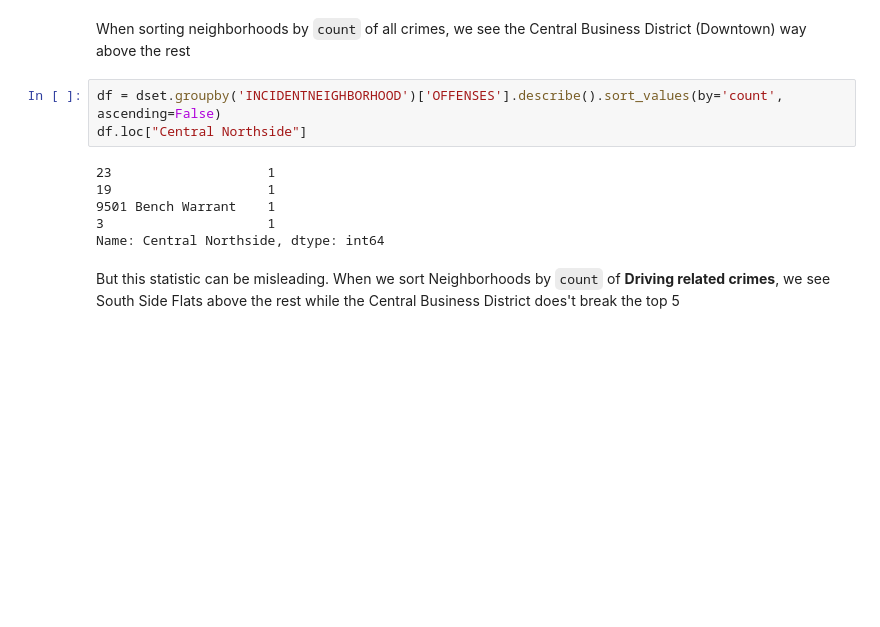
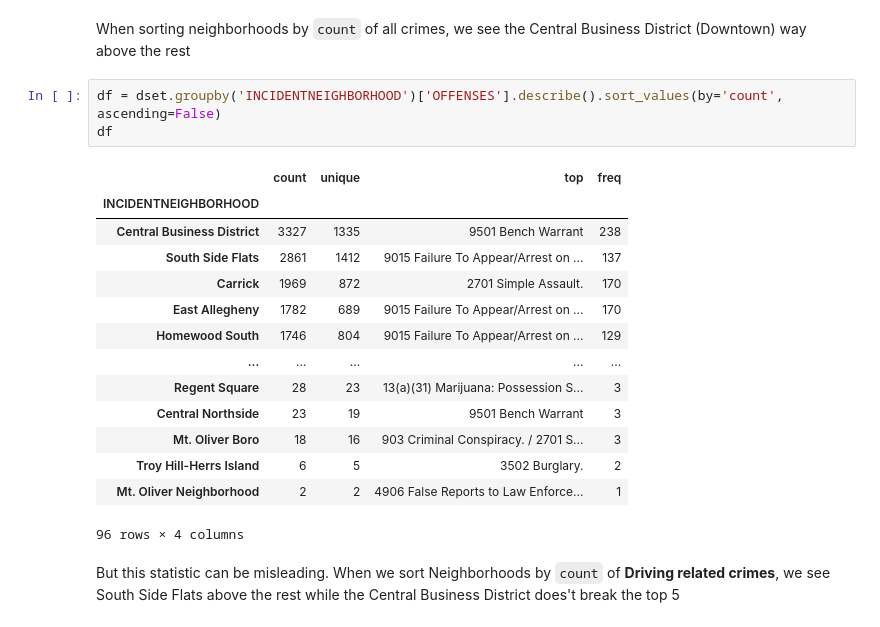
Before and after one commit to strobosco/bigideasfinal, a Jupyter notebook: safety.ipynb, the cells around one changed output. Drawn from its saved outputs; the diff is of its cells as text; blank space fills up the shorter version.

```diff
--- a/safety.ipynb
+++ b/safety.ipynb
@@ -33,13 +33,22 @@ dset.head(3)
 When sorting neighborhoods by `count` of all crimes, we see the Central Business District (Downtown) way above the rest
 # %%
 df = dset.groupby('INCIDENTNEIGHBORHOOD')['OFFENSES'].describe().sort_values(by='count', ascending=False)
-df.loc["Central Northside"]
+df
 # %% [output]
+|  | count | unique | top | freq |
+| INCIDENTNEIGHBORHOOD |  |  |  |  |
+| Central Business District | 3327 | 1335 | 9501 Bench Warrant | 238 |
+| South Side Flats | 2861 | 1412 | 9015 Failure To Appear/Arrest on ... | 137 |
+| Carrick | 1969 | 872 | 2701 Simple Assault. | 170 |
+| East Allegheny | 1782 | 689 | 9015 Failure To Appear/Arrest on ... | 170 |
+| Homewood South | 1746 | 804 | 9015 Failure To Appear/Arrest on ... | 129 |
+| ... | ... | ... | ... | ... |
+| Regent Square | 28 | 23 | 13(a)(31) Marijuana: Possession S... | 3 |
+| Central Northside | 23 | 19 | 9501 Bench Warrant | 3 |
+| Mt. Oliver Boro | 18 | 16 | 903 Criminal Conspiracy. / 2701 S... | 3 |
+| Troy Hill-Herrs Island | 6 | 5 | 3502 Burglary. | 2 |
+| Mt. Oliver Neighborhood | 2 | 2 | 4906 False Reports to Law Enforce... | 1 |
-23                    1
-19                    1
-9501 Bench Warrant    1
-3                     1
-Name: Central Northside, dtype: int64
+96 rows × 4 columns
 # %% [markdown]
 But this statistic can be misleading. When we sort Neighborhoods by `count` of **Driving related crimes**, we see South Side Flats above the rest while the Central Business District does't break the top 5
 # %%
```
Also changed, not shown: parts of 2 cells of this notebook.
